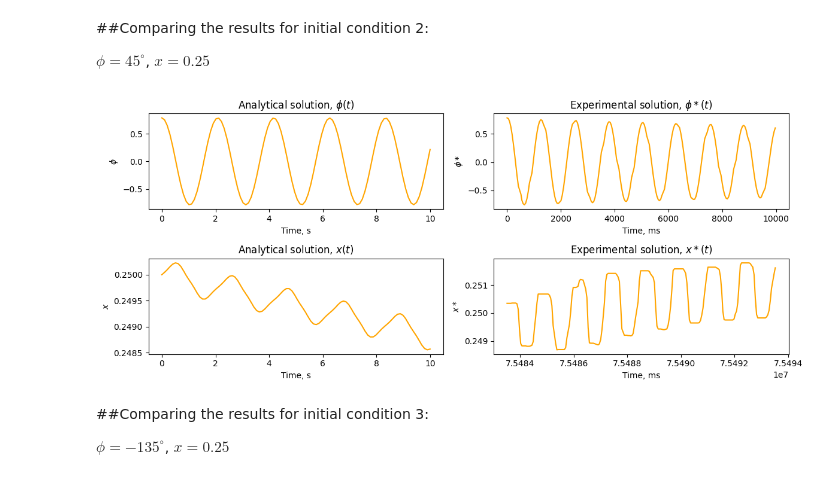
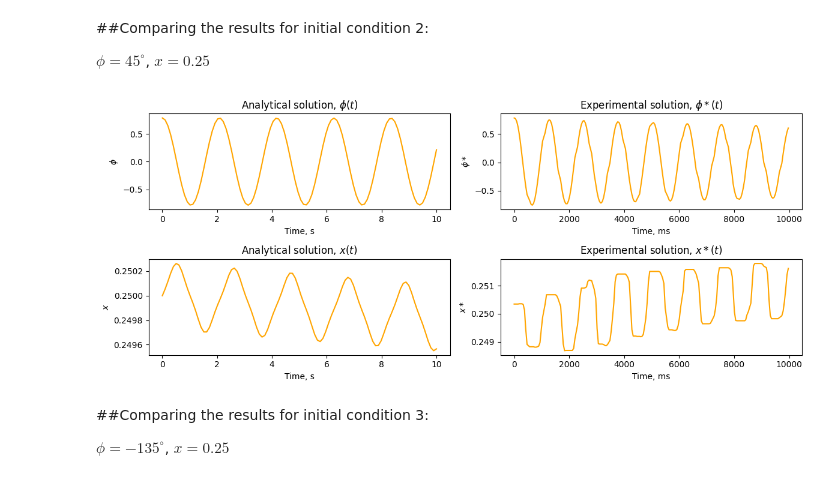
Before and after one commit to illusoryTwin/Theoretical_mechanics, a Jupyter notebook: BigHW2/TM_BigHW2.ipynb, the cells around one changed output. Cells and saved outputs as stored; diff of their text form; code cells hidden in the pictures.

```diff
--- a/BigHW2/TM_BigHW2.ipynb
+++ b/BigHW2/TM_BigHW2.ipynb
@@ -372,7 +372,7 @@ solution = sp.solve((eq1, eq2, eq3, eq4), (T, N, ddx_ddt_sym, ddphi_ddt_sym))
 
 
 
-substitution = {m1: 5, m2: 1, l: 1, g: 9.807, k: 0.2, k_air: 3}
+substitution = {m1: 5, m2: 1, l: 1, g: 9.807, k: 0.2, k_air: 0.5}
 
 # # Substite J = m2 * l**2
 numeric_solutions = {key: value.subs(substitution) for key, value in solution.items()}
@@ -475,35 +473,35 @@ state_2 = odeint(state_space_model, initial_states[1], ts)
 state_2_phi = state_2[:, 0]
 state_2_x = state_2[:, 1]
 
 plt.figure(figsize=(12, 5))
 plt.subplot(2, 2, 1)
 plt.plot(ts, state_2_phi, color='orange')
 plt.title('Analytical solution, $\phi(t)$')
 plt.xlabel('Time, s')
 plt.ylabel('$\phi$')
 
 plt.subplot(2, 2, 2)
-plt.plot(test1_time, mean_angles_test2, color='orange')
+plt.plot(test2_time, mean_angles_test2, color='orange')
 plt.title('Experimental solution, $\phi*(t)$')
 plt.xlabel('Time, ms')
 plt.ylabel('$\phi*$')
 
 plt.subplot(2, 2, 3)
 plt.plot(ts, state_2_x, color='orange')
 plt.title('Analytical solution, $x(t)$')
 plt.xlabel('Time, s')
 plt.ylabel('$x$')
 
 plt.subplot(2, 2, 4)
 plt.plot(test2_time, mean_positions_test2, color='orange')
 plt.title('Experimental solution, $x*(t)$')
 plt.xlabel('Time, ms')
 plt.ylabel('$x*$')
 
 plt.tight_layout()
 plt.show()
 # %% [output]
-[figure, old version]
+[figure, new version]
 # %% [markdown]
 ##Comparing the results for initial condition 3:
 
```
Also changed, not shown: parts of 7 cells of this notebook, 16 other files.
